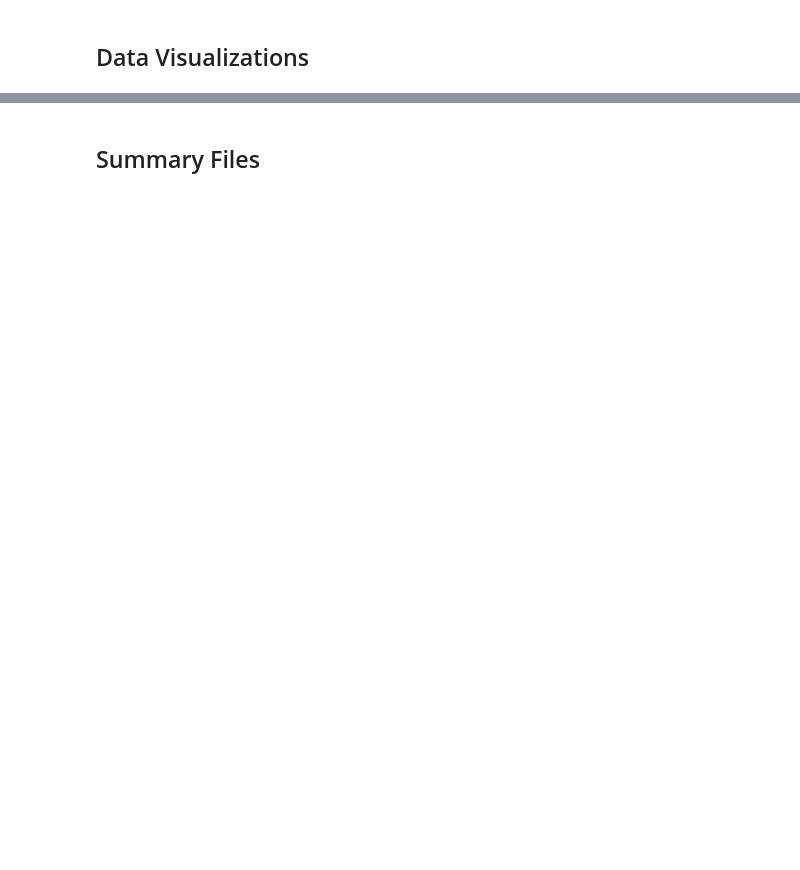
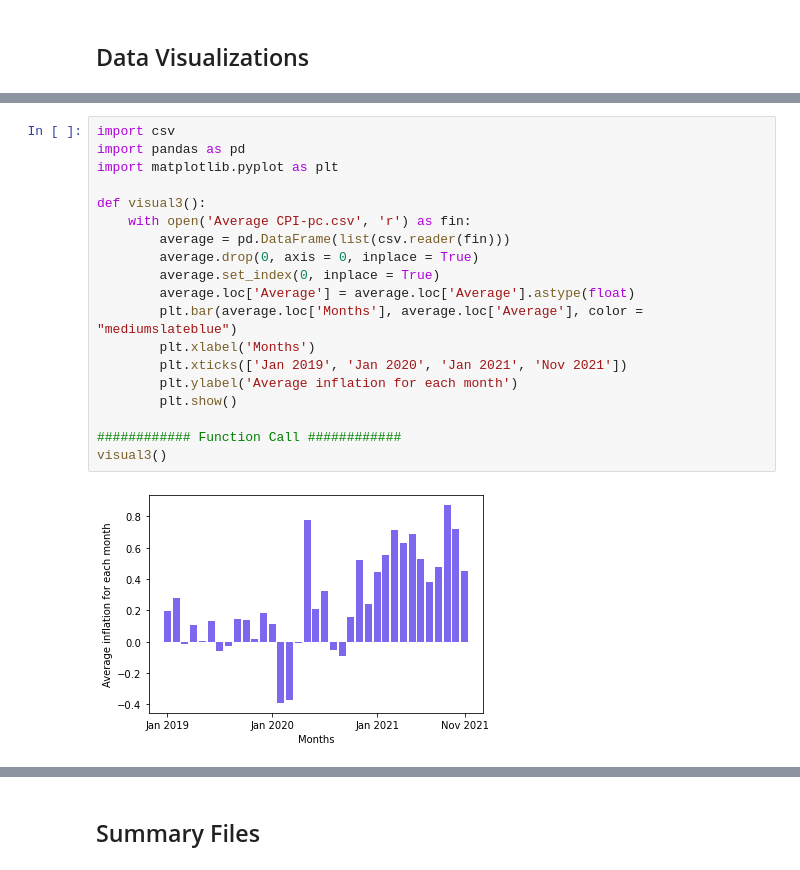
Before and after one commit to 0522kevin/CS-2316, a Jupyter notebook: Project/PhaseIII.ipynb, the cells around one changed output, grey strips where cells are left out. Saved outputs shown, nothing was run; the diff lists cells and outputs as text; blank space fills up the shorter version.

```diff
--- a/Project/PhaseIII.ipynb
+++ b/Project/PhaseIII.ipynb
@@ -476,0 +716,21 @@ Insert explanation here
+# %%
+import csv
+import pandas as pd
+import matplotlib.pyplot as plt
+
+def visual3():
+    with open('Average CPI-pc.csv', 'r') as fin:
+        average = pd.DataFrame(list(csv.reader(fin)))
+        average.drop(0, axis = 0, inplace = True)
+        average.set_index(0, inplace = True)
+        average.loc['Average'] = average.loc['Average'].astype(float)
+        plt.bar(average.loc['Months'], average.loc['Average'], color = "mediumslateblue")
+        plt.xlabel('Months')
+        plt.xticks(['Jan 2019', 'Jan 2020', 'Jan 2021', 'Nov 2021'])
+        plt.ylabel('Average inflation for each month')
+        plt.show()
+
+############ Function Call ############
+visual3()
+# %% [output]
+[figure, added]
```
Also changed, not shown: parts of 38 cells of this notebook, 1 other file.
